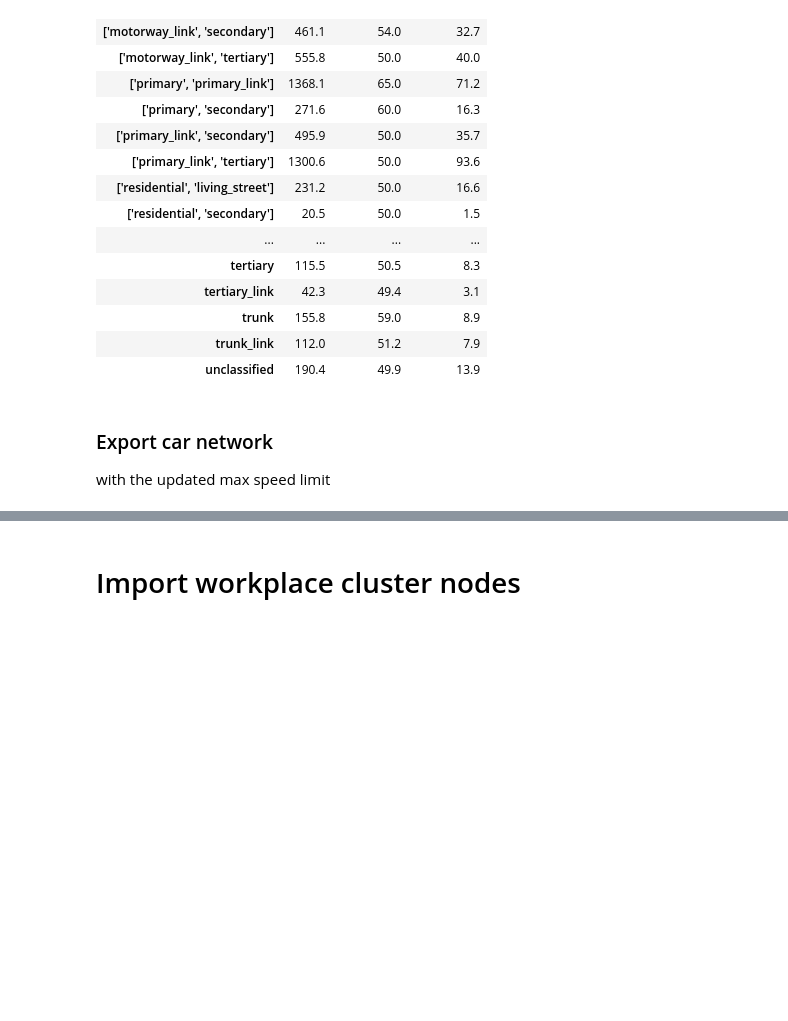
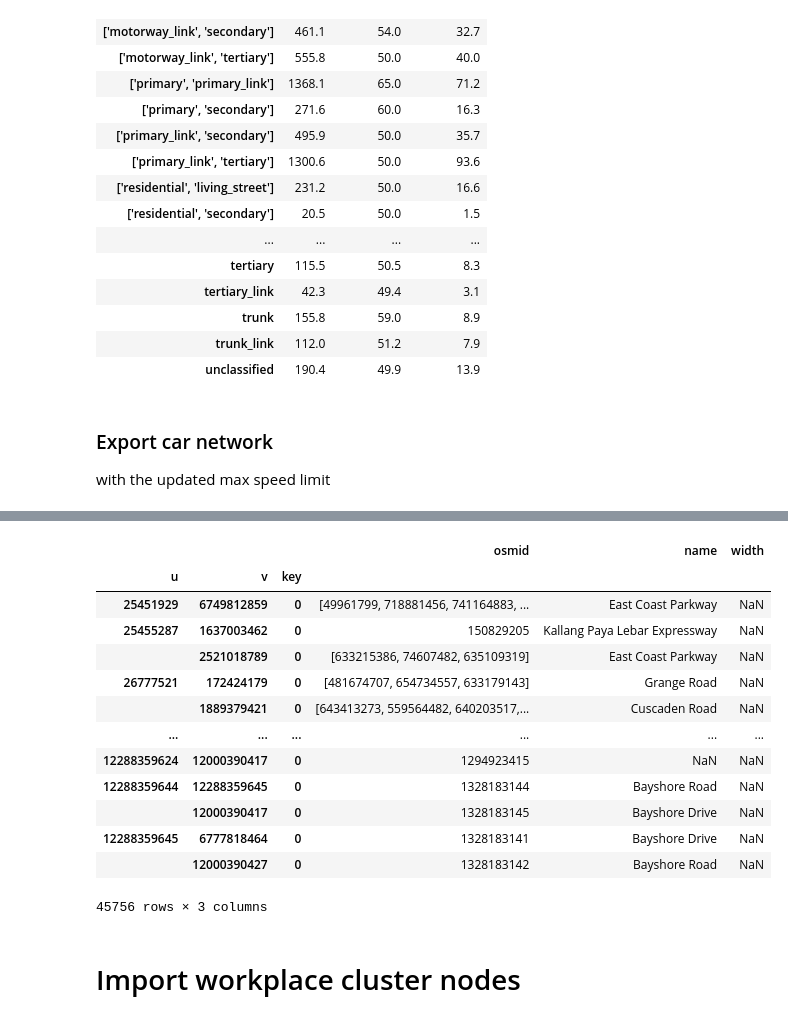
Before and after one commit to pakhuiying/NCCS_analysis, a Jupyter notebook: transport_routing.ipynb, the cells around one changed output, grey strips where cells are left out. Cells and saved outputs as stored; diff of their text form; code cells hidden in the pictures; blank space fills up the shorter version.

```diff
--- a/transport_routing.ipynb
+++ b/transport_routing.ipynb
@@ -428,6 +428,23 @@ edges.head()
 |  | 2521018789 | 0 | [633215386, 74607482, 635109319] | motorway | [2, 3] | 90.0 | East Coast Parkway | True | ECP | False | 652.575579 | ... |
 | 26777521 | 172424179 | 0 | [481674707, 654734557, 633179143] | primary | 2 | 40.0 | Grange Road | True | NaN | False | 113.995770 | ... |
 |  | 1889379421 | 0 | [643413273, 559564482, 640203517,... | residential | 2 | 50.0 | Cuscaden Road | False | NaN | False | 86.667744 | ... |
+# %%
+edges[['osmid','name','width']]
+# %% [output]
+|  |  |  | osmid | name | width |
+| u | v | key |  |  |  |
+| 25451929 | 6749812859 | 0 | [49961799, 718881456, 741164883, ... | East Coast Parkway | NaN |
+| 25455287 | 1637003462 | 0 | 150829205 | Kallang Paya Lebar Expressway | NaN |
+|  | 2521018789 | 0 | [633215386, 74607482, 635109319] | East Coast Parkway | NaN |
+| 26777521 | 172424179 | 0 | [481674707, 654734557, 633179143] | Grange Road | NaN |
+|  | 1889379421 | 0 | [643413273, 559564482, 640203517,... | Cuscaden Road | NaN |
+| ... | ... | ... | ... | ... | ... |
+| 12288359624 | 12000390417 | 0 | 1294923415 | NaN | NaN |
+| 12288359644 | 12288359645 | 0 | 1328183144 | Bayshore Road | NaN |
+|  | 12000390417 | 0 | 1328183145 | Bayshore Drive | NaN |
+| 12288359645 | 6777818464 | 0 | 1328183141 | Bayshore Drive | NaN |
+|  | 12000390427 | 0 | 1328183142 | Bayshore Road | NaN |
+45756 rows × 3 columns
 # %% [markdown]
 # Import workplace cluster nodes
 # %%
```
Also changed, not shown: 4 other files.
